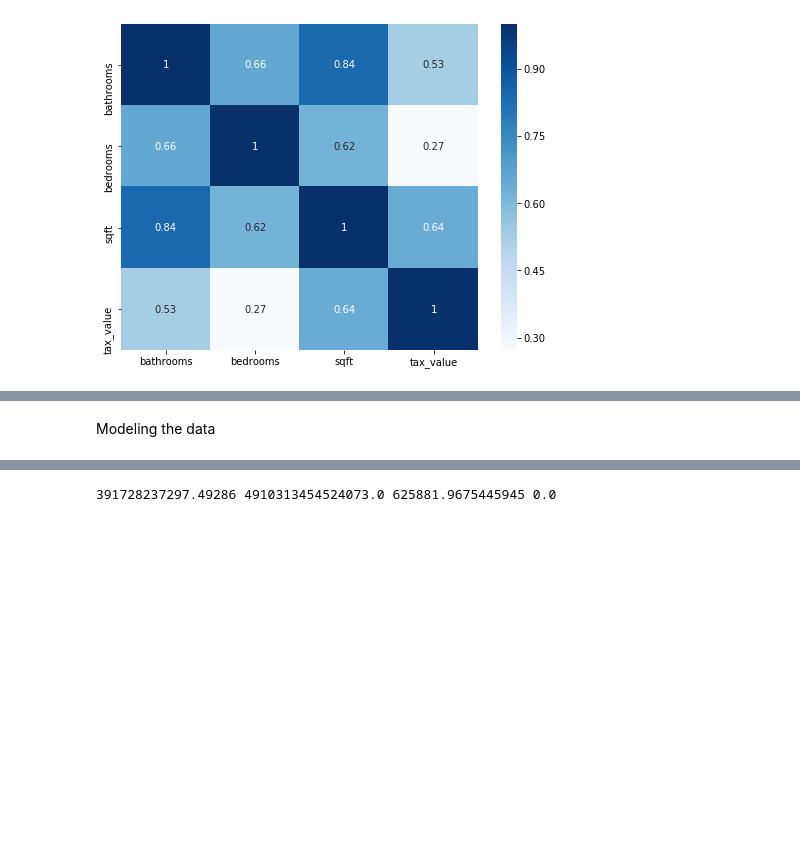
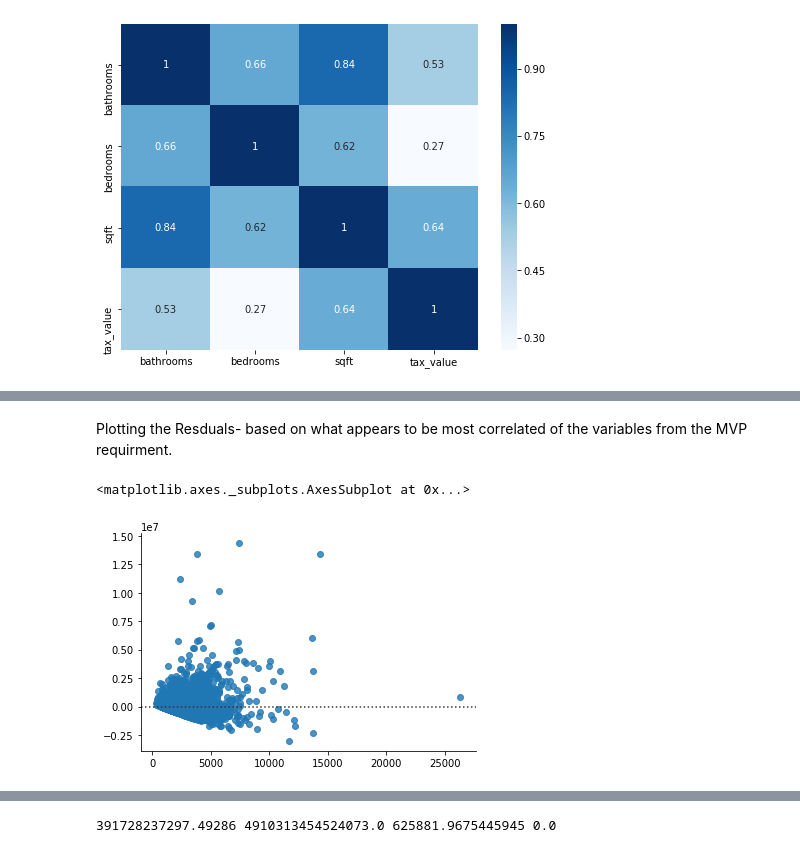
Before and after one commit to Mattsantos541/Zillow, a Jupyter notebook: FInal Project.ipynb, the cells around one changed output, grey strips where cells are left out. Cells and saved outputs as stored; diff of their text form; code cells hidden in the pictures; blank space fills up the shorter version.

```diff
--- a/FInal Project.ipynb
+++ b/FInal Project.ipynb
@@ -131,5 +150,10 @@ explore.stats_test(y_train,X_train)
  [2] The condition number is large, 4.12e+03. This might indicate that there are
  strong multicollinearity or other numerical problems.
  """)
-# %% [markdown]
-Modeling the data
+# %% [markdown]
+Plotting the Resduals- based on what appears to be most correlated of the variables from the MVP requirment.
+# %%
+model.plot_residuals( df_base[['sqft']], df_base[['tax_value']])
+# %% [output]
+<matplotlib.axes._subplots.AxesSubplot at 0x...>
+[figure, added]
```
Also changed, not shown: parts of 36 cells of this notebook, 2 other files.
